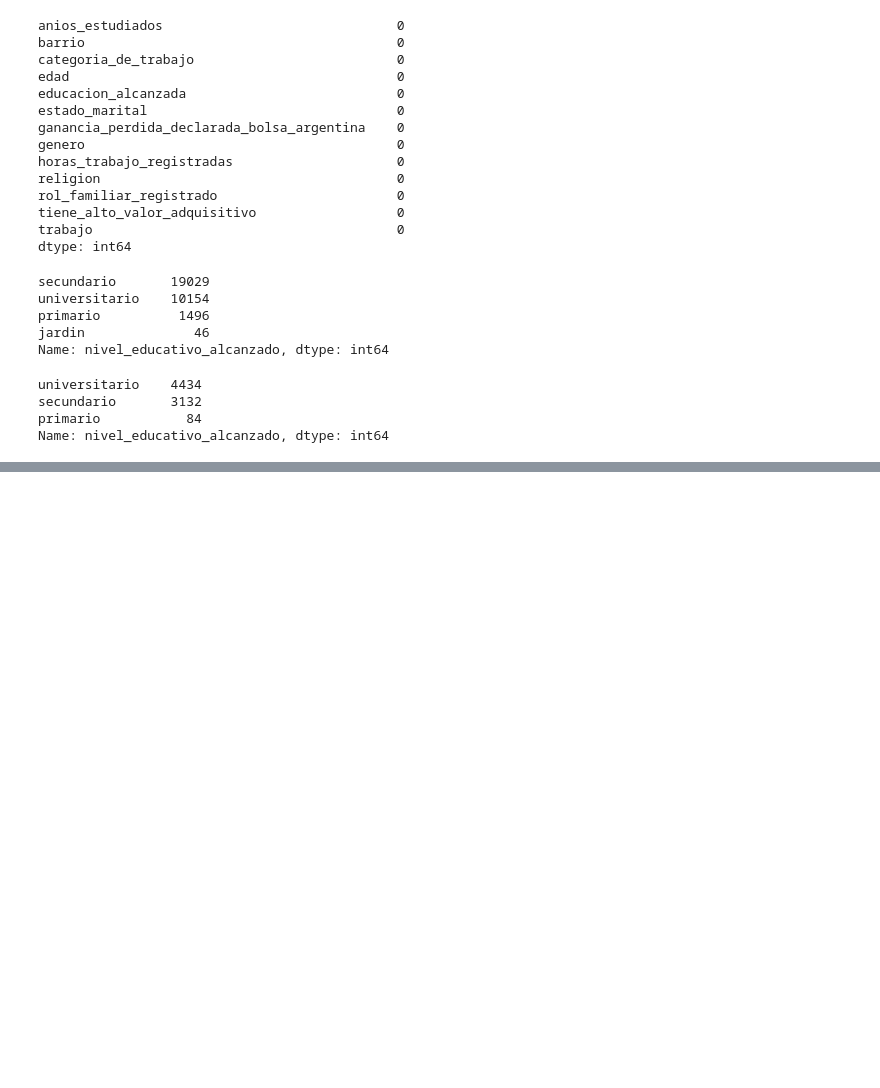
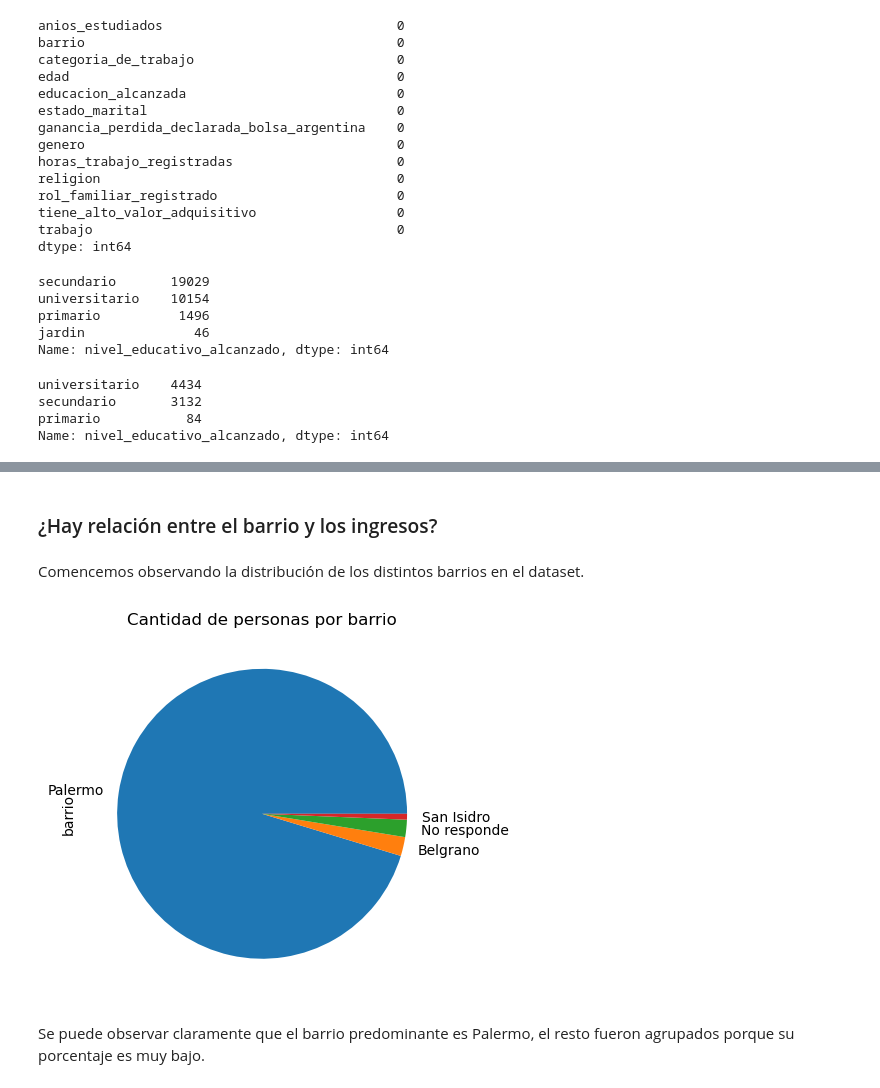
Before and after one commit to MateoCraviotto/Organizacion-de-datos-fiuba-1, a Jupyter notebook: TP1/notebookTp1.ipynb, the cells around one changed output, grey strips where cells are left out. Saved outputs shown, nothing was run; the diff lists cells and outputs as text; code cells hidden in the pictures; blank space fills up the shorter version.

```diff
--- a/TP1/notebookTp1.ipynb
+++ b/TP1/notebookTp1.ipynb
@@ -292,0 +327,14 @@ Name: nivel_educativo_alcanzado, dtype: int64
+# %% [markdown]
+### ¿Hay relación entre el barrio y los ingresos?
+# %% [markdown]
+Comencemos observando la distribución de los distintos barrios en el dataset.
+# %%
+
+plt.figure(figsize=(6.4, 4.8), dpi=100)
+df['barrio'].value_counts().iloc[:4].plot(kind='pie')
+plt.title('Cantidad de personas por barrio')
+plt.show()
+# %% [output]
+[figure, added]
+# %% [markdown]
+Se puede observar claramente que el barrio predominante es Palermo, el resto fueron agrupados porque su porcentaje es muy bajo.
```
Also changed, not shown: parts of 17 cells of this notebook.
